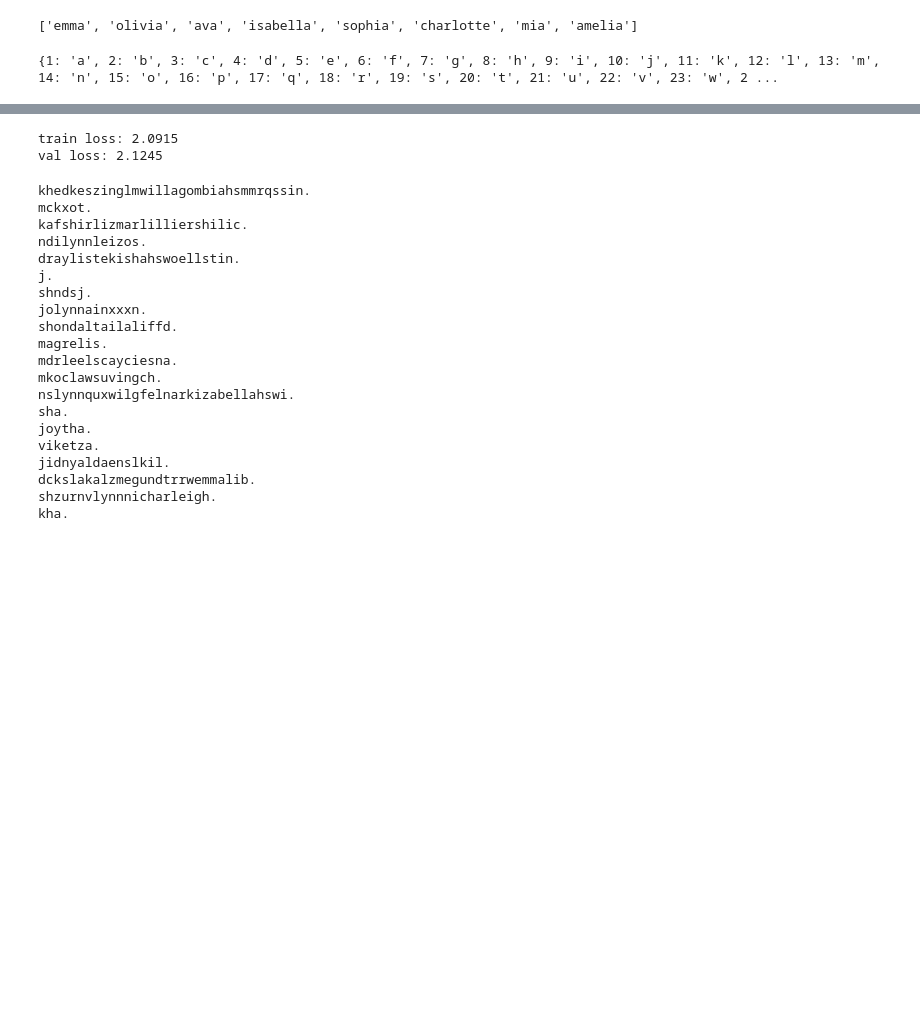
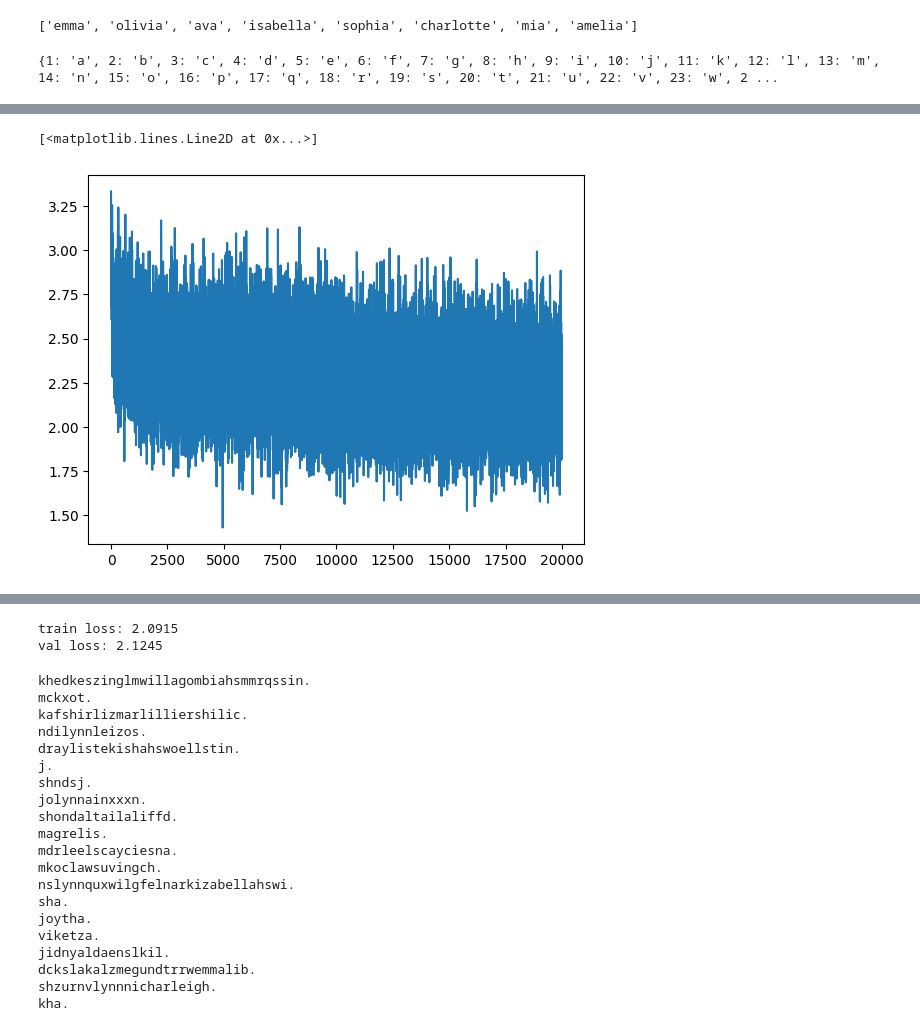
Before and after one commit to bharat5007/Makemore, a Jupyter notebook: mlp_optimization.ipynb, the cells around one changed output, grey strips where cells are left out. Drawn from its saved outputs; the diff is of its cells as text; code cells hidden in the pictures; blank space fills up the shorter version.

```diff
--- a/mlp_optimization.ipynb
+++ b/mlp_optimization.ipynb
@@ -169,0 +283,5 @@ plt.plot(lossi)
+# %%
+plt.plot(lossi)
+# %% [output]
+[<matplotlib.lines.Line2D at 0x...>]
+[figure, added]
```
Also changed, not shown: parts of 13 cells of this notebook, 1 other file.
